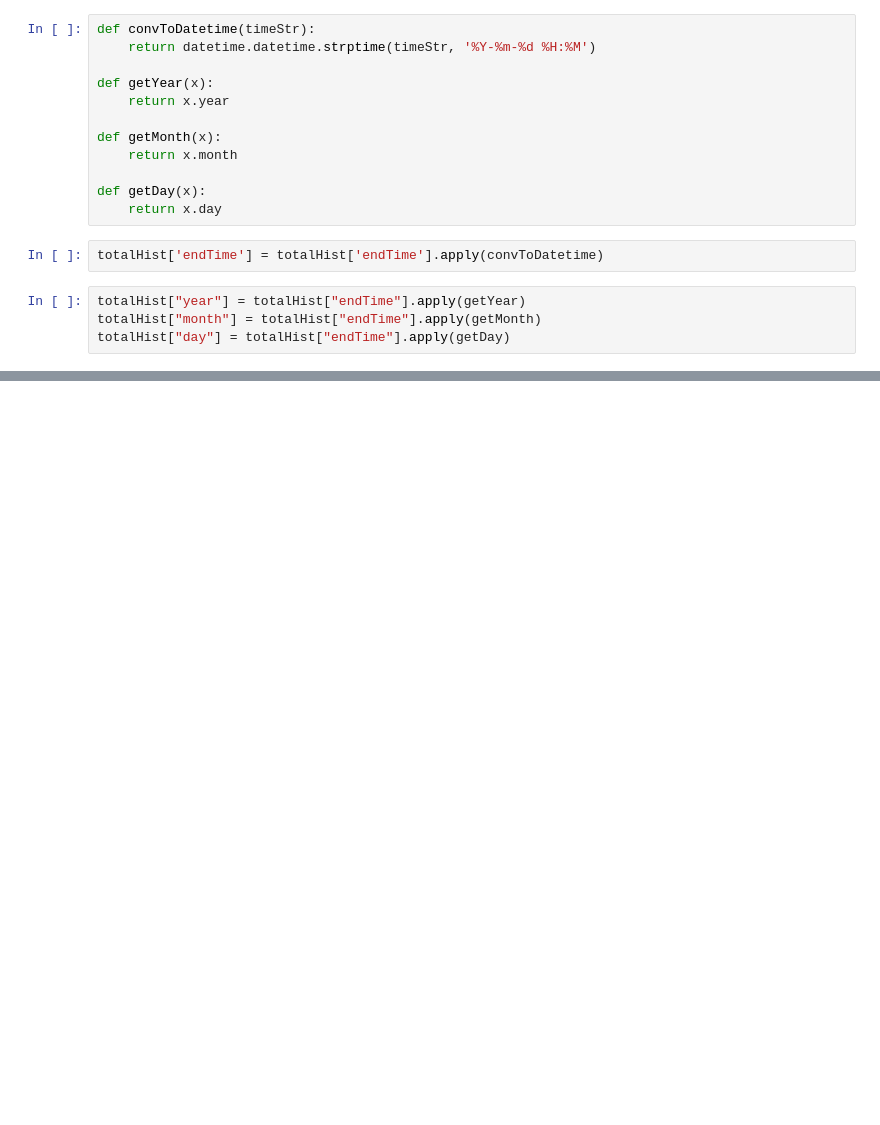
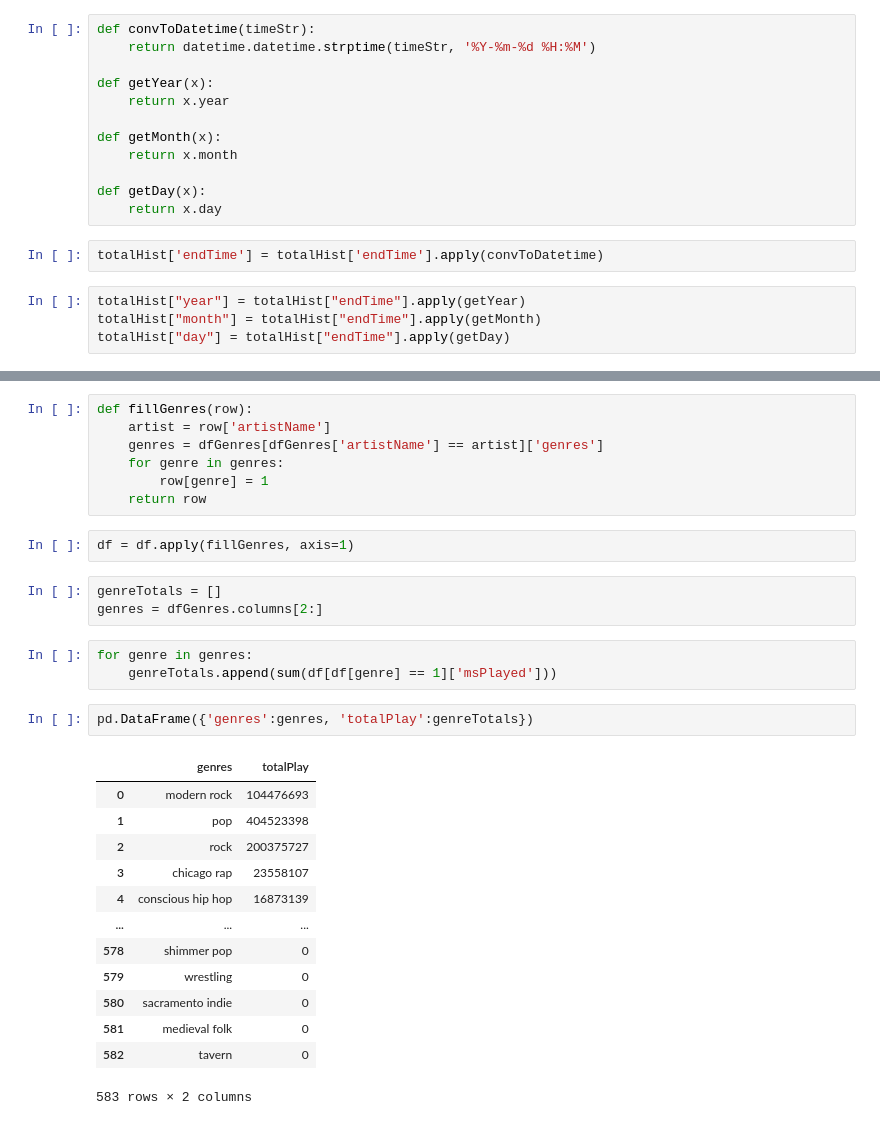
Before and after one commit to DuncanCarlmark/SpotifySummer2020, a Jupyter notebook: Genre Analysis.ipynb, the cells around one changed output, grey strips where cells are left out. Cells and saved outputs as stored; diff of their text form; blank space fills up the shorter version.

```diff
--- a/Genre Analysis.ipynb
+++ b/Genre Analysis.ipynb
@@ -165,0 +253,31 @@ topArtists
+# %%
+def fillGenres(row):
+    artist = row['artistName']
+    genres = dfGenres[dfGenres['artistName'] == artist]['genres']
+    for genre in genres:
+        row[genre] = 1
+    return row
+# %%
+df = df.apply(fillGenres, axis=1)
+# %%
+genreTotals = []
+genres = dfGenres.columns[2:]
+# %%
+for genre in genres:
+    genreTotals.append(sum(df[df[genre] == 1]['msPlayed']))
+# %%
+pd.DataFrame({'genres':genres, 'totalPlay':genreTotals})
+# %% [output]
+|  | genres | totalPlay |
+| 0 | modern rock | 104476693 |
+| 1 | pop | 404523398 |
+| 2 | rock | 200375727 |
+| 3 | chicago rap | 23558107 |
+| 4 | conscious hip hop | 16873139 |
+| ... | ... | ... |
+| 578 | shimmer pop | 0 |
+| 579 | wrestling | 0 |
+| 580 | sacramento indie | 0 |
+| 581 | medieval folk | 0 |
+| 582 | tavern | 0 |
+583 rows × 2 columns
```
Also changed, not shown: parts of 22 cells of this notebook, 3 other files.
